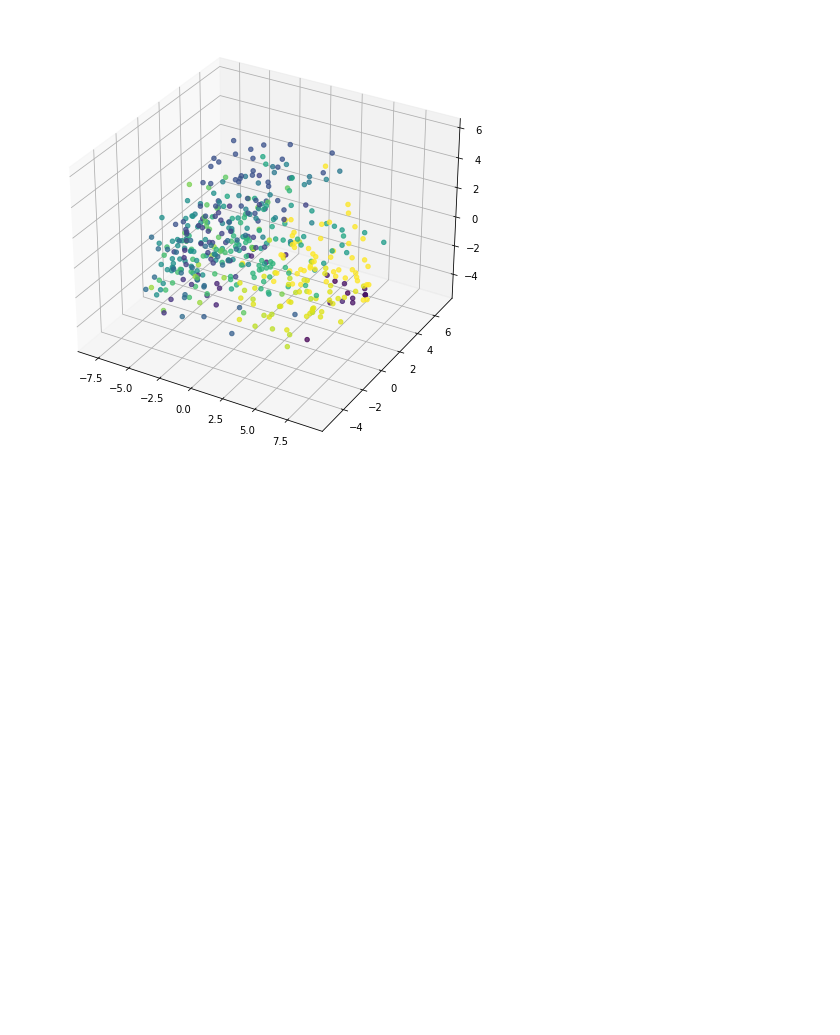
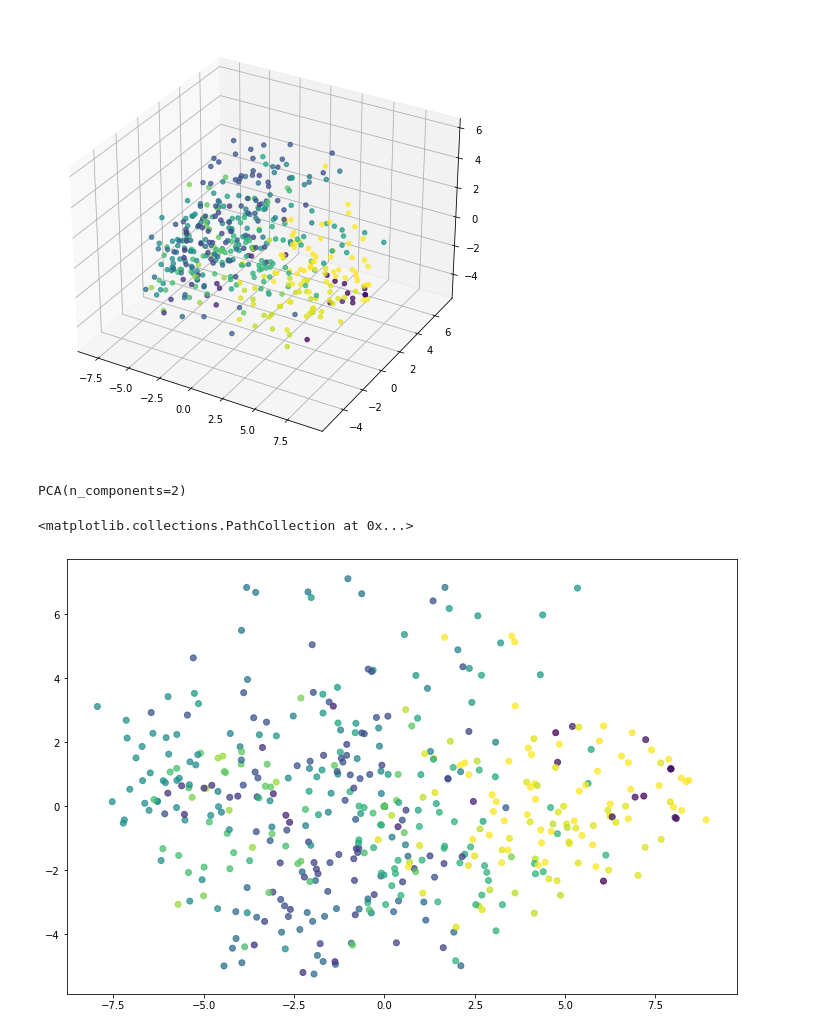
Before and after one commit to SanteriVtj/election-compass-2019, a Jupyter notebook: predict_party.ipynb, the cells around one changed output. Drawn from its saved outputs; the diff is of its cells as text; code cells hidden in the pictures; blank space fills up the shorter version.

Commit message:
pca graph

```diff
--- a/predict_party.ipynb
+++ b/predict_party.ipynb
@@ -125,3 +125,15 @@ sc = ax.scatter3D(d[:, 0], d[:, 1], d[:, 2], c=y_test.astype('category').cat.cod
 plt.show()
 # %% [output]
 [figure]
+# %%
+pca_scatter_2 = PCA(n_components=2)
+pca_scatter_2.fit(X_test_mean.transform(X_test))
+# %% [output]
+PCA(n_components=2)
+# %%
+d2 = pca_scatter_2.transform(X_test_mean.transform(X_test))
+plt.figure(figsize=(12,8))
+plt.scatter(d2[:, 0], d2[:, 1], c=y_test.astype('category').cat.codes, alpha=.75)
+# %% [output]
+<matplotlib.collections.PathCollection at 0x...>
+[figure, added]
```
Also changed, not shown: parts of 2 cells of this notebook.
